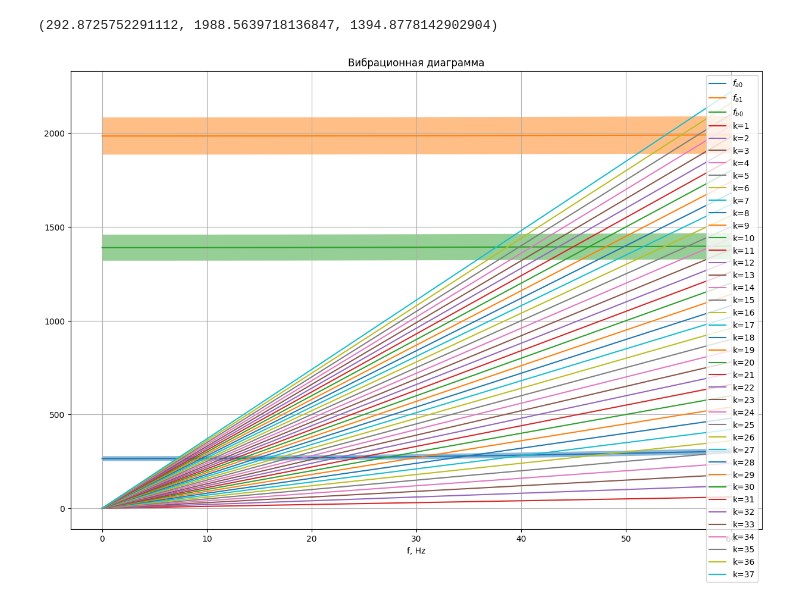
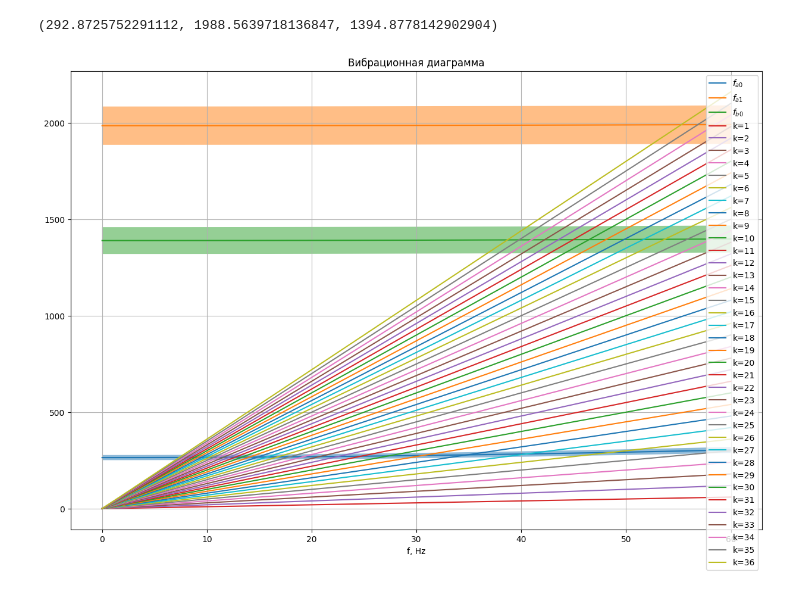
Before and after one commit to AndreyBarTF/turbines_autumn_2022-Homework, a Jupyter notebook: GAZ_DZ_4.ipynb, the cells around one changed output. Drawn from its saved outputs; the diff is of its cells as text; code cells hidden in the pictures.

```diff
--- a/GAZ_DZ_4.ipynb
+++ b/GAZ_DZ_4.ipynb
@@ -89,54 +89,19 @@ def k_line(k, n=n_line):
 # %%
 fig, ax = plt.subplots(1,1,figsize=(15,10))
 ax.plot(n_line, to_dynamic_frequency(f_a0, n=n_line), label='$f_{a0}$')
 ax.plot(n_line, to_dynamic_frequency(f_a1, n=n_line), label='$f_{a1}$')
 ax.plot(n_line, to_dynamic_frequency(f_b0, n=n_line), label='$f_{b0}$')
 ax.fill_between(n_line, y1=min_line, y2=max_line, alpha=0.5)
 ax.fill_between(n_line, y1=min_line1, y2=max_line1, alpha=0.5)
 ax.fill_between(n_line, y1=min_line2, y2=max_line2, alpha=0.5)
 
-ax.plot(n_line, k_line(1), label=f'k={1}')
-ax.plot(n_line, k_line(2), label=f'k={2}')
-ax.plot(n_line, k_line(3), label=f'k={3}')
-ax.plot(n_line, k_line(4), label=f'k={4}')
-ax.plot(n_line, k_line(5), label=f'k={5}')
-ax.plot(n_line, k_line(6), label=f'k={6}')
-ax.plot(n_line, k_line(7), label=f'k={7}')
-ax.plot(n_line, k_line(8), label=f'k={8}')
-ax.plot(n_line, k_line(9), label=f'k={9}')
-ax.plot(n_line, k_line(10), label=f'k={10}')
-ax.plot(n_line, k_line(11), label=f'k={11}')
-ax.plot(n_line, k_line(12), label=f'k={12}')
-ax.plot(n_line, k_line(13), label=f'k={13}')
-ax.plot(n_line, k_line(14), label=f'k={14}')
-ax.plot(n_line, k_line(15), label=f'k={15}')
-ax.plot(n_line, k_line(16), label=f'k={16}')
-ax.plot(n_line, k_line(17), label=f'k={17}')
-ax.plot(n_line, k_line(18), label=f'k={18}')
-ax.plot(n_line, k_line(19), label=f'k={19}')
-ax.plot(n_line, k_line(20), label=f'k={20}')
-ax.plot(n_line, k_line(21), label=f'k={21}')
-ax.plot(n_line, k_line(22), label=f'k={22}')
-ax.plot(n_line, k_line(23), label=f'k={23}')
-ax.plot(n_line, k_line(24), label=f'k={24}')
-ax.plot(n_line, k_line(25), label=f'k={25}')
-ax.plot(n_line, k_line(26), label=f'k={26}')
-ax.plot(n_line, k_line(27), label=f'k={27}')
-ax.plot(n_line, k_line(28), label=f'k={28}')
-ax.plot(n_line, k_line(29), label=f'k={29}')
-ax.plot(n_line, k_line(30), label=f'k={30}')
-ax.plot(n_line, k_line(31), label=f'k={31}')
-ax.plot(n_line, k_line(32), label=f'k={32}')
-ax.plot(n_line, k_line(33), label=f'k={33}')
-ax.plot(n_line, k_line(34), label=f'k={34}')
-ax.plot(n_line, k_line(35), label=f'k={35}')
-ax.plot(n_line, k_line(36), label=f'k={36}')
-ax.plot(n_line, k_line(37), label=f'k={37}')
+for x in range(1,37):
+  ax.plot(n_line, k_line(x), label=f'k={x}')
 
 ax.set_xlabel("n, rps")
 ax.set_xlabel("f, Hz")
 ax.grid()
 ax.legend()
 ax.set_title("Вибрационная диаграмма");
 # %% [output]
-[figure, old version]
+[figure, new version]
```
